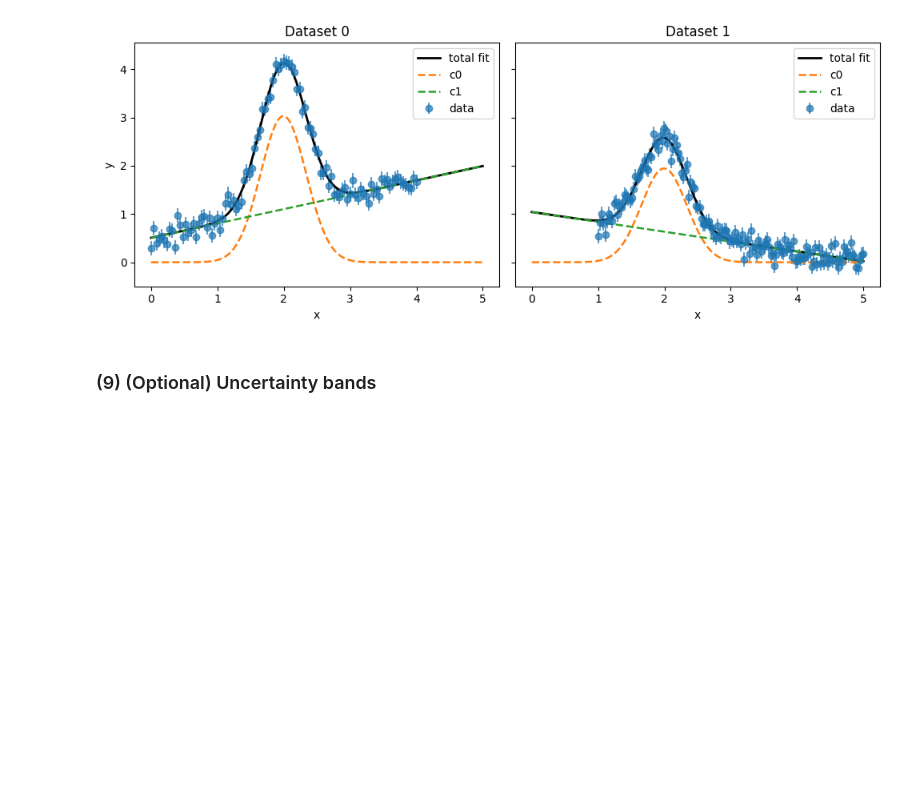
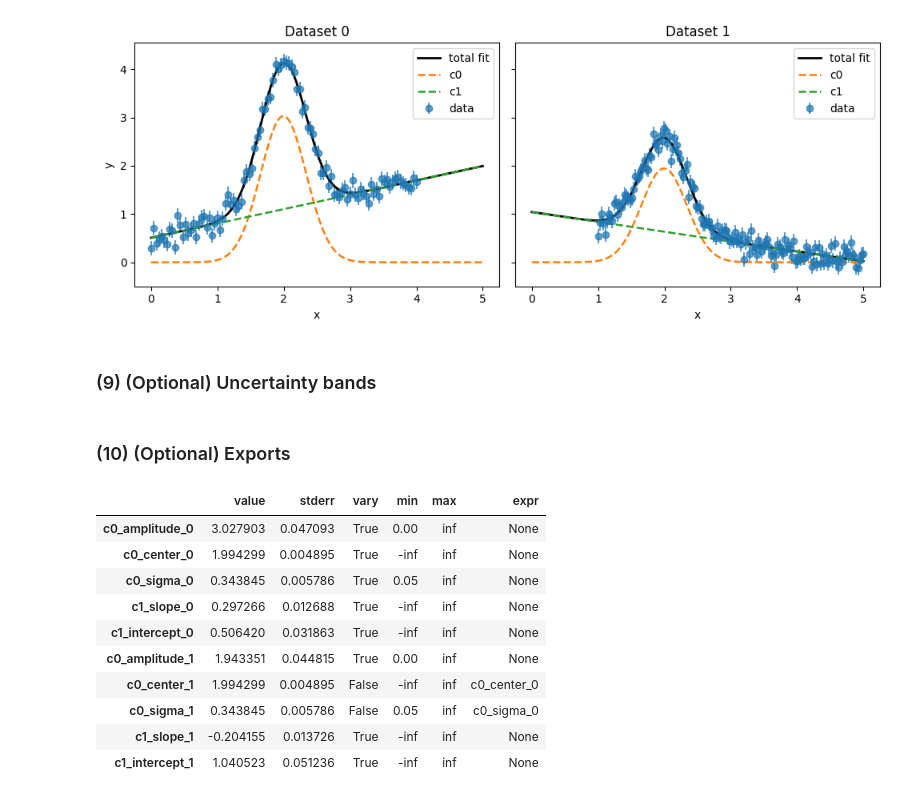
Before and after one commit to jazmaryphy/lmfit_global, a Jupyter notebook: examples/lgfit_multidataset_multicomponent2.ipynb, the cells around one changed output. Cells and saved outputs as stored; diff of their text form; code cells hidden in the pictures; blank space fills up the shorter version.

```diff
--- a/examples/lgfit_multidataset_multicomponent2.ipynb
+++ b/examples/lgfit_multidataset_multicomponent2.ipynb
@@ -289,3 +289,21 @@ lg.eval_uncertainty(sigma=3)
 
 dely = lg.dely
 dely_comps = lg.dely_comps
+# %% [markdown]
+### (10) (Optional) Exports
+# %%
+lg.export("params")
+## OR WITH ###
+# lg.to_dataframe()
+# %% [output]
+|  | value | stderr | vary | min | max | expr |
+| c0_amplitude_0 | 3.027903 | 0.047093 | True | 0.00 | inf | None |
+| c0_center_0 | 1.994299 | 0.004895 | True | -inf | inf | None |
+| c0_sigma_0 | 0.343845 | 0.005786 | True | 0.05 | inf | None |
+| c1_slope_0 | 0.297266 | 0.012688 | True | -inf | inf | None |
+| c1_intercept_0 | 0.506420 | 0.031863 | True | -inf | inf | None |
+| c0_amplitude_1 | 1.943351 | 0.044815 | True | 0.00 | inf | None |
+| c0_center_1 | 1.994299 | 0.004895 | False | -inf | inf | c0_center_0 |
+| c0_sigma_1 | 0.343845 | 0.005786 | False | 0.05 | inf | c0_sigma_0 |
+| c1_slope_1 | -0.204155 | 0.013726 | True | -inf | inf | None |
+| c1_intercept_1 | 1.040523 | 0.051236 | True | -inf | inf | None |
```
Also changed, not shown: parts of 5 cells of this notebook, 3 other files.
